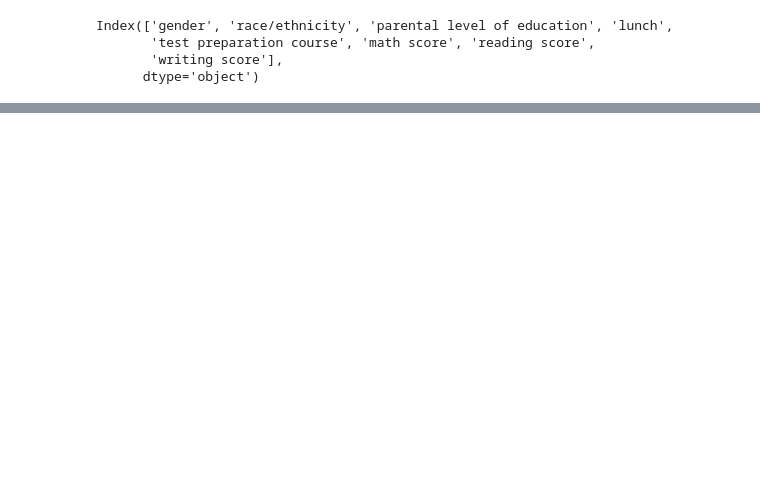
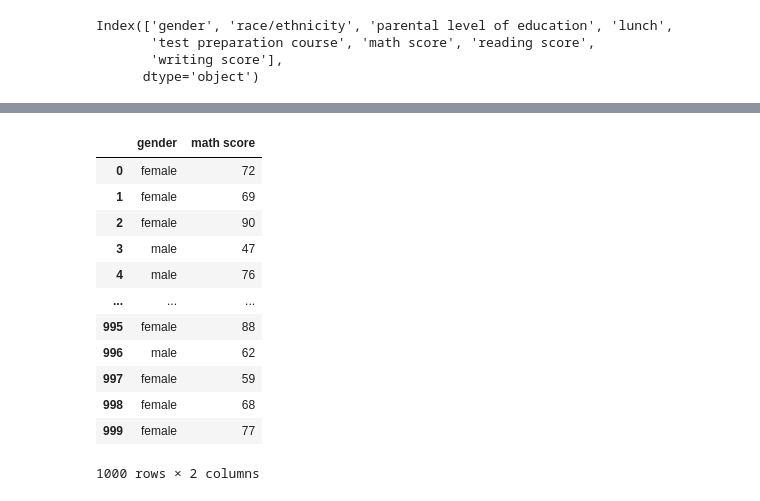
Before and after one commit to WilderTone/Python-Prep, a Jupyter notebook: 99 - Mis Pruebitas/pruebaaccesodatos.ipynb, the cells around one changed output, grey strips where cells are left out. Cells and saved outputs as stored; diff of their text form; code cells hidden in the pictures; blank space fills up the shorter version.

```diff
--- a/99 - Mis Pruebitas/pruebaaccesodatos.ipynb
+++ b/99 - Mis Pruebitas/pruebaaccesodatos.ipynb
@@ -169,0 +298,17 @@ Index(['gender', 'race/ethnicity', 'parental level of education', 'lunch',
+# %%
+#Seleccionando varias columnas con []
+df_exams[['gender','math score']]
+# %% [output]
+|  | gender | math score |
+| 0 | female | 72 |
+| 1 | female | 69 |
+| 2 | female | 90 |
+| 3 | male | 47 |
+| 4 | male | 76 |
+| ... | ... | ... |
+| 995 | female | 88 |
+| 996 | male | 62 |
+| 997 | female | 59 |
+| 998 | female | 68 |
+| 999 | female | 77 |
+1000 rows × 2 columns
```
Also changed, not shown: parts of 25 cells of this notebook, 4 other files.
